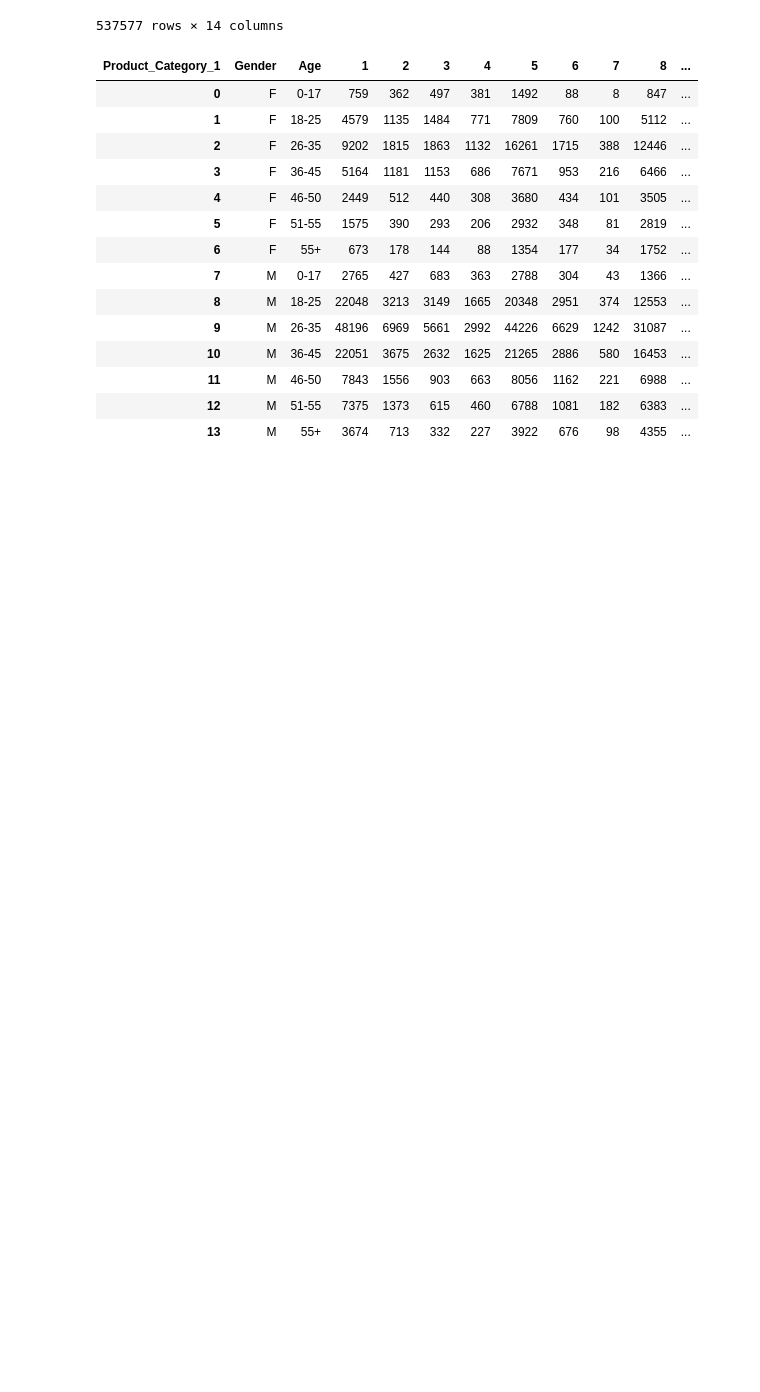
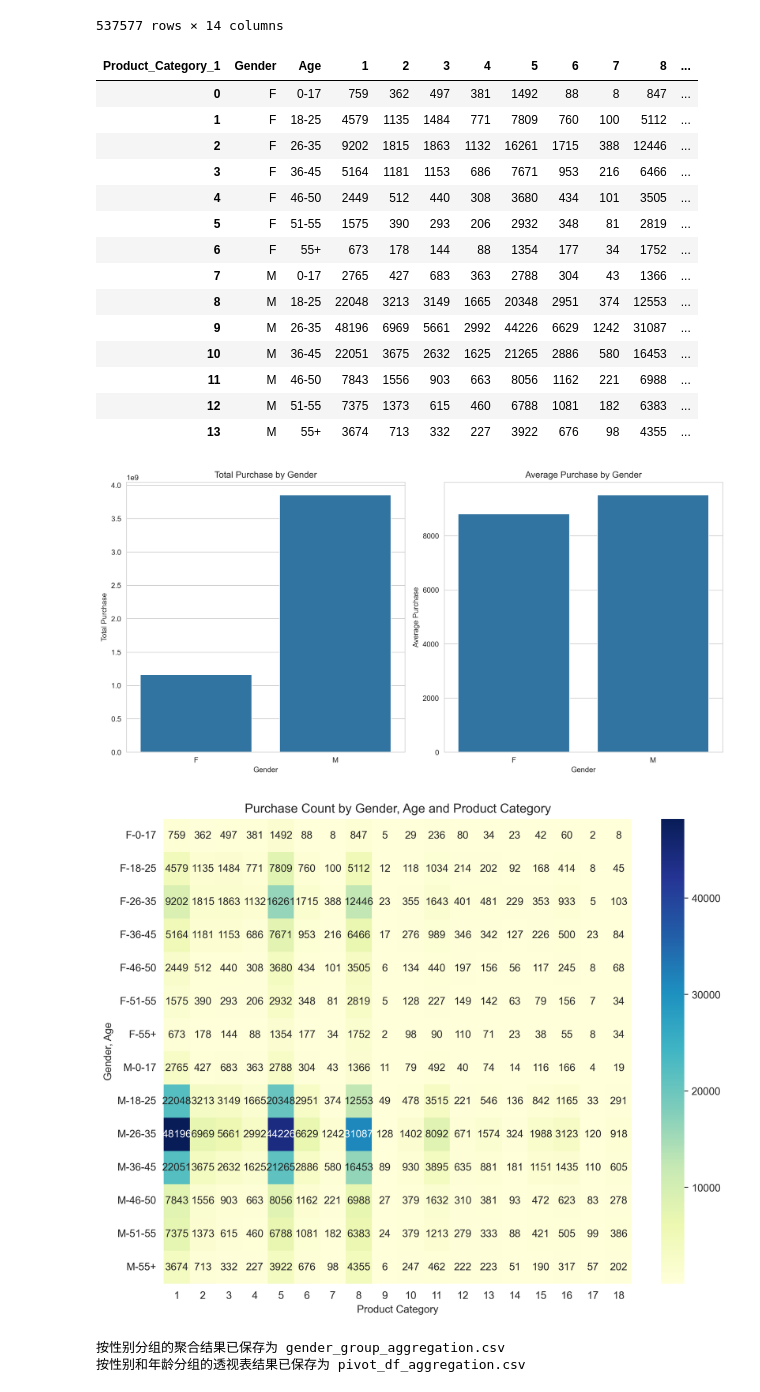
Before and after one commit to H4O3/DataAnalysis_study, a Jupyter notebook: Test1/数据聚合与分组.ipynb, the cells around one changed output. Saved outputs shown, nothing was run; the diff lists cells and outputs as text; code cells hidden in the pictures; blank space fills up the shorter version.

```diff
--- a/Test1/数据聚合与分组.ipynb
+++ b/Test1/数据聚合与分组.ipynb
@@ -95,3 +96,55 @@ pivot_df
 | 11 | M | 46-50 | 7843 | 1556 | 903 | 663 | 8056 | 1162 | 221 | 6988 | ... |
 | 12 | M | 51-55 | 7375 | 1373 | 615 | 460 | 6788 | 1081 | 182 | 6383 | ... |
 | 13 | M | 55+ | 3674 | 713 | 332 | 227 | 3922 | 676 | 98 | 4355 | ... |
+# %%
+import pandas as pd
+import matplotlib.pyplot as plt
+import seaborn as sns
+
+# 设置图片清晰度
+plt.rcParams['figure.dpi'] = 300
+
+# 假设 gender_group 和 pivot_df 已经在前面定义
+# 可视化按性别分组的购买金额总和与平均值
+fig, axes = plt.subplots(1, 2, figsize=(12, 6))
+
+# 绘制购买金额总和柱状图
+sns.barplot(x='Gender', y='total_purchase', data=gender_group, ax=axes[0])
+axes[0].set_title('Total Purchase by Gender')
+axes[0].set_xlabel('Gender')
+axes[0].set_ylabel('Total Purchase')
+
+# 绘制购买金额平均值柱状图
+sns.barplot(x='Gender', y='average_purchase', data=gender_group, ax=axes[1])
+axes[1].set_title('Average Purchase by Gender')
+axes[1].set_xlabel('Gender')
+axes[1].set_ylabel('Average Purchase')
+
+plt.tight_layout()
+plt.show()
+
+# 可视化按性别和年龄分组的产品类别购买数量透视表（热力图）
+pivot_melted = pd.melt(pivot_df, id_vars=['Gender', 'Age'], var_name='Product_Category_1', value_name='Purchase_Count')
+heatmap_data = pivot_melted.pivot_table(index=['Gender', 'Age'], columns='Product_Category_1', values='Purchase_Count')
+
+# 绘制热力图
+plt.figure(figsize=(10, 8))
+sns.heatmap(heatmap_data, annot=True, fmt='g', cmap='YlGnBu')
+plt.title('Purchase Count by Gender, Age and Product Category')
+plt.xlabel('Product Category')
+plt.ylabel('Gender, Age')
+plt.show()
+
+# 将聚合结果保存为 CSV 文件
+try:
+    gender_group.to_csv('gender_group_aggregation.csv', index=False)
+    print("按性别分组的聚合结果已保存为 gender_group_aggregation.csv")
+    pivot_df.to_csv('pivot_df_aggregation.csv', index=False)
+    print("按性别和年龄分组的透视表结果已保存为 pivot_df_aggregation.csv")
+except Exception as e:
+    print(f"保存文件时出现错误: {e}")
+# %% [output]
+[figure, added]
+[figure, added]
+按性别分组的聚合结果已保存为 gender_group_aggregation.csv
+按性别和年龄分组的透视表结果已保存为 pivot_df_aggregation.csv
```
Also changed, not shown: parts of 1 cell of this notebook, 2 other files.
